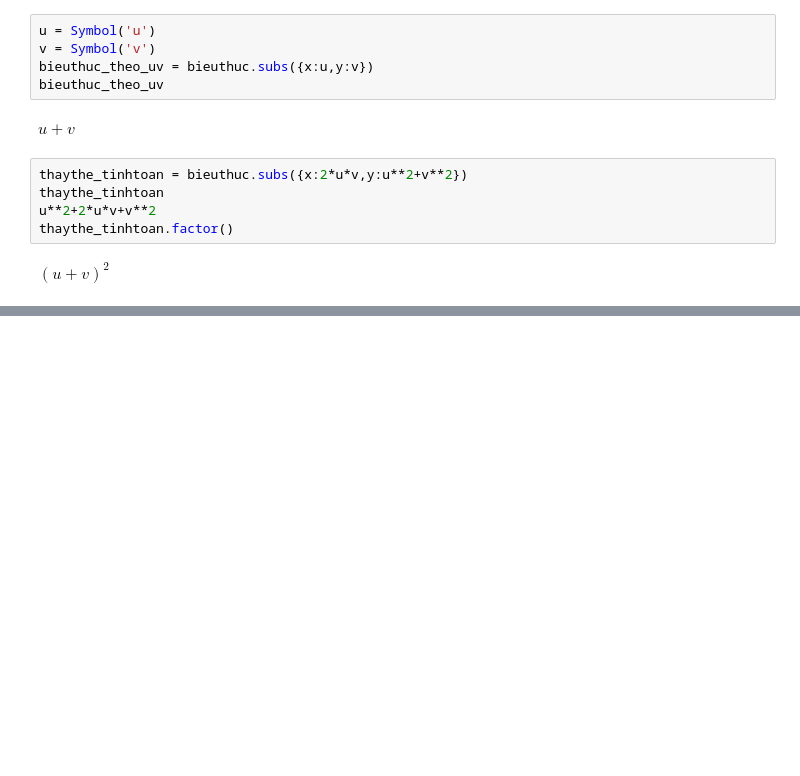
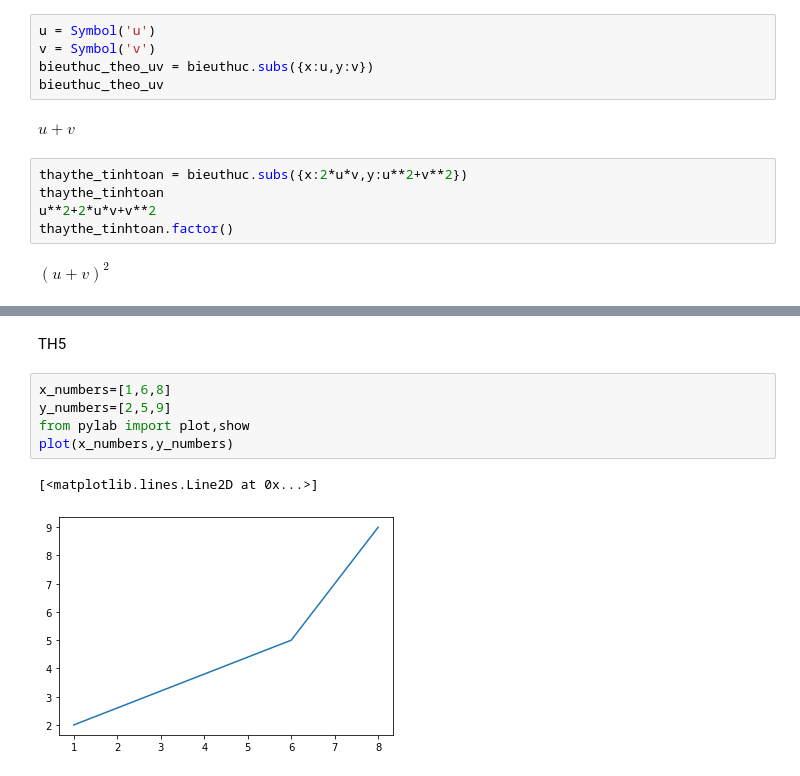
Before and after one commit to HoHoangQuan/THtoancaocap, a Jupyter notebook: Baitapchuong2.ipynb, the cells around one changed output, grey strips where cells are left out. Cells and saved outputs as stored; diff of their text form; blank space fills up the shorter version.

```diff
--- a/Baitapchuong2.ipynb
+++ b/Baitapchuong2.ipynb
@@ -47,0 +95,10 @@ NameError: ignored
+# %% [markdown]
+TH5
+# %%
+x_numbers=[1,6,8]
+y_numbers=[2,5,9]
+from pylab import plot,show
+plot(x_numbers,y_numbers)
+# %% [output]
+[<matplotlib.lines.Line2D at 0x...>]
+[figure, added]
```
Also changed, not shown: parts of 43 cells of this notebook.
